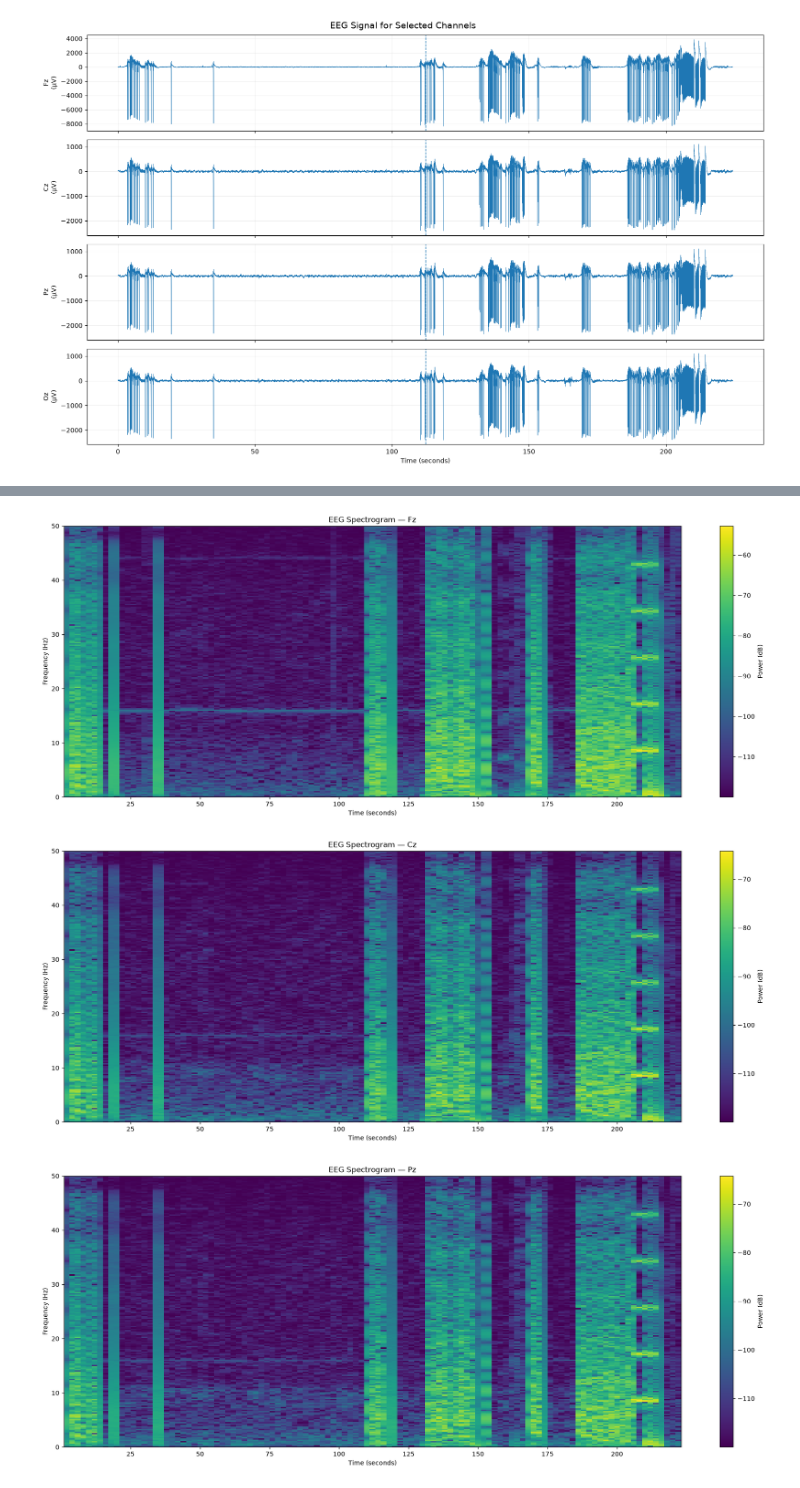
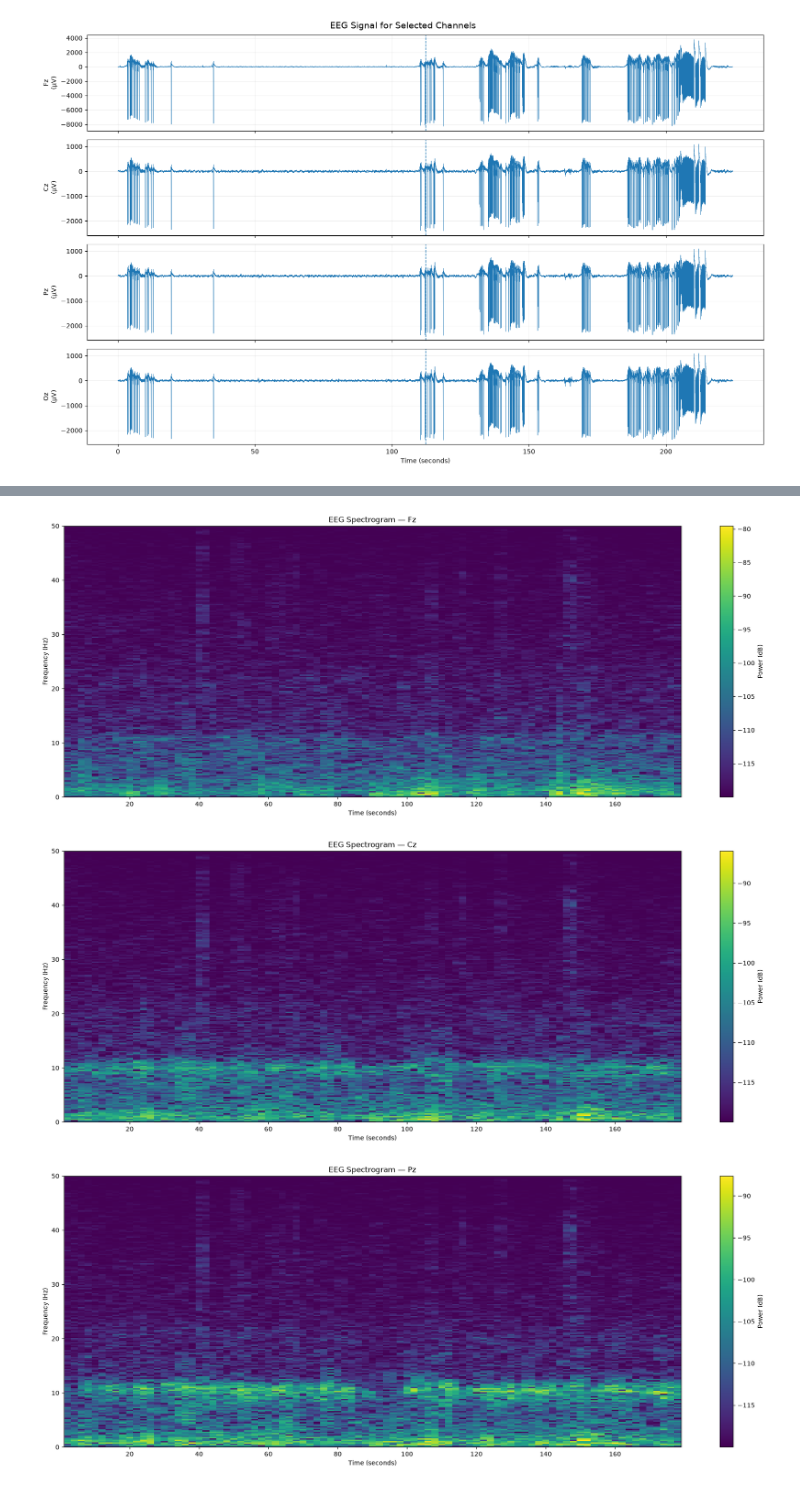
Before and after one commit to Ananyo-Sen-B2530066/mental-health, a Jupyter notebook: eeg_study.ipynb, the cells around one changed output, grey strips where cells are left out. Saved outputs shown, nothing was run; the diff lists cells and outputs as text; code cells hidden in the pictures.

```diff
--- a/eeg_study.ipynb
+++ b/eeg_study.ipynb
@@ -248,19 +353,19 @@ else:
 ========== FLAT CHANNEL CHECK ==========
 ✓ No completely flat channels detected.
 # %%
-idx = np.searchsorted(raw.times, raw.times[-1]/2)
+idx = np.searchsorted(raw1.times, raw1.times[-1]/2)
 
-half_time = raw.times[-1] / 2
-full_time = raw.times[-1]
+half_time = raw1.times[-1] / 2
+full_time = raw1.times[-1]
 
 half = half_time.round(0)
 full = full_time.round(0)
 
-before = data[:, :idx]
-after = data[:, idx:]
+before = data1[:, :idx]
+after = data1[:, idx:]
 
 comparison = pd.DataFrame({
-    "Channel": raw.ch_names,
+    "Channel": raw1.ch_names,
     f"STD 0–{half}s (µV)": np.std(before, axis=1) * 1e6,
     f"STD {half}–{full}s (µV)": np.std(after, axis=1) * 1e6
 })
@@ -301,16 +406,16 @@ fig, axes = plt.subplots(
 
 for ax, ch in zip(axes, channels_to_plot):
 
-    idx = raw.ch_names.index(ch)
+    idx = raw2.ch_names.index(ch)
 
     ax.plot(
-        raw.times,
-        data[idx] * 1e6,
+        raw2.times,
+        data2[idx] * 1e6,
         linewidth=0.5
     )
 
     ax.axvline(
-        raw.times[-1]/2,
+        raw2.times[-1]/2,
         linestyle="--",
         linewidth=1
     )
@@ -332,17 +437,24 @@ plt.show()
 # %%
 # EEG preprocessing
 
-raw_clean = raw.copy()
+raw_clean1 = raw1.copy()
+raw_clean2 = raw2.copy()
 
 # Band-pass filtering
-raw_clean.filter(
+raw_clean1.filter(
+    l_freq=0.5,
+    h_freq=50.0,
+    fir_design="firwin"
+)
+raw_clean2.filter(
     l_freq=0.5,
     h_freq=50.0,
     fir_design="firwin"
 )
 
 # Notch filter for power-line interference
-raw_clean.notch_filter(freqs=50)
+raw_clean1.notch_filter(freqs=50)
+raw_clean2.notch_filter(freqs=50)
 
 print("Preprocessing completed.")
 print("High-pass filter : 0.5 Hz")
@@ -405,39 +542,39 @@ from scipy import signal
 selected_channels = ["Fz", "Cz", "Pz", "Oz"]
 
 for ch in selected_channels:
-    idx = raw_clean.ch_names.index(ch)
+    idx = raw_clean1.ch_names.index(ch)
 
-    eeg_signal = data[idx]
+    eeg_signal = data1[idx]
 
     freqs, times_spec, Sxx = signal.spectrogram(
         eeg_signal,
-        fs=raw_clean.info["sfreq"],
+        fs=raw_clean1.info["sfreq"],
         nperseg=1024,
         noverlap=512
     )
 
     mask = freqs <= 50
 
     plt.figure(figsize=(18, 7))
 
     plt.pcolormesh(
         times_spec,
         freqs[mask],
         10 * np.log10(Sxx[mask] + 1e-12),
         shading="auto"
     )
 
     plt.xlabel("Time (seconds)")
     plt.ylabel("Frequency (Hz)")
     plt.title(f"EEG Spectrogram — {ch}")
 
     plt.ylim(0, 50)
 
     plt.colorbar(label="Power (dB)")
 
     plt.tight_layout()
     plt.show()
 # %% [output]
-[figure, old version]
+[figure, new version]
-[figure, old version]
+[figure, new version]
-[figure, old version]
+[figure, new version]
```
Also changed, not shown: parts of 18 cells of this notebook, 1 other file.
